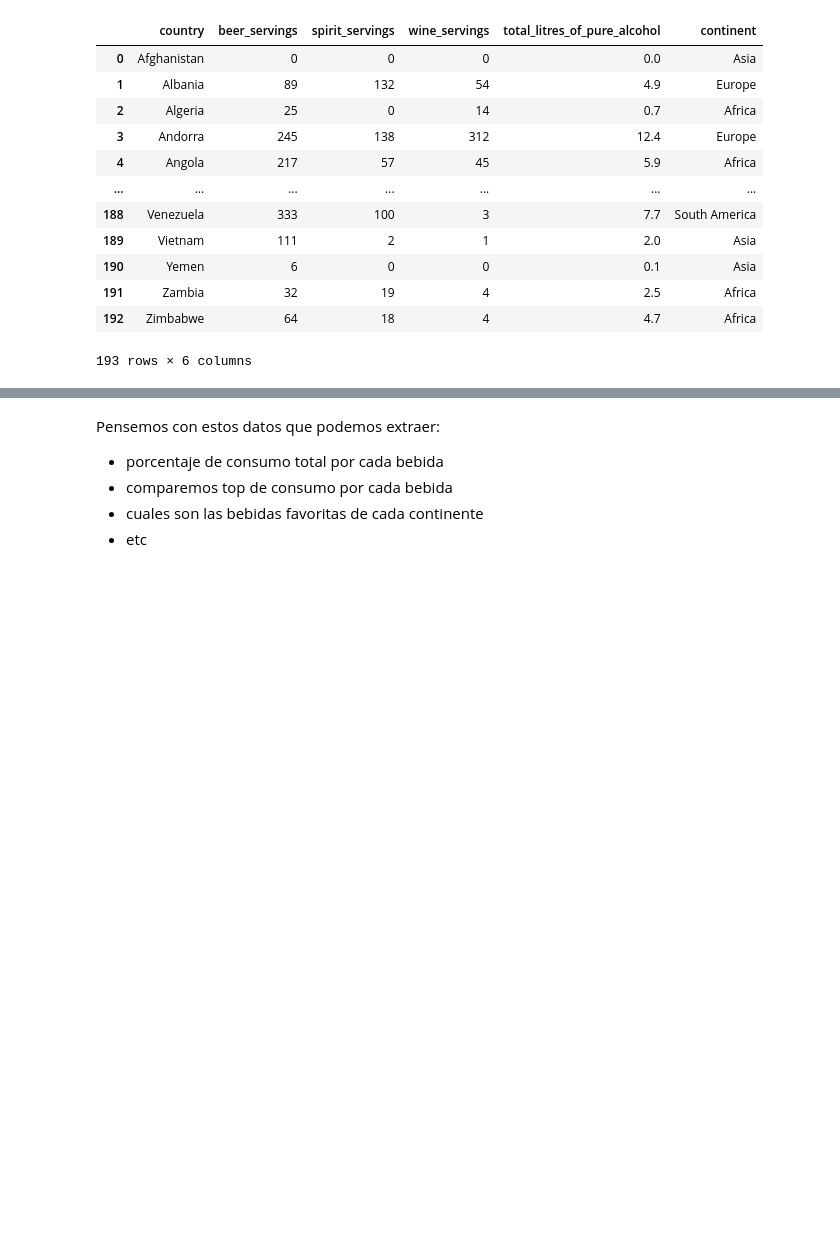
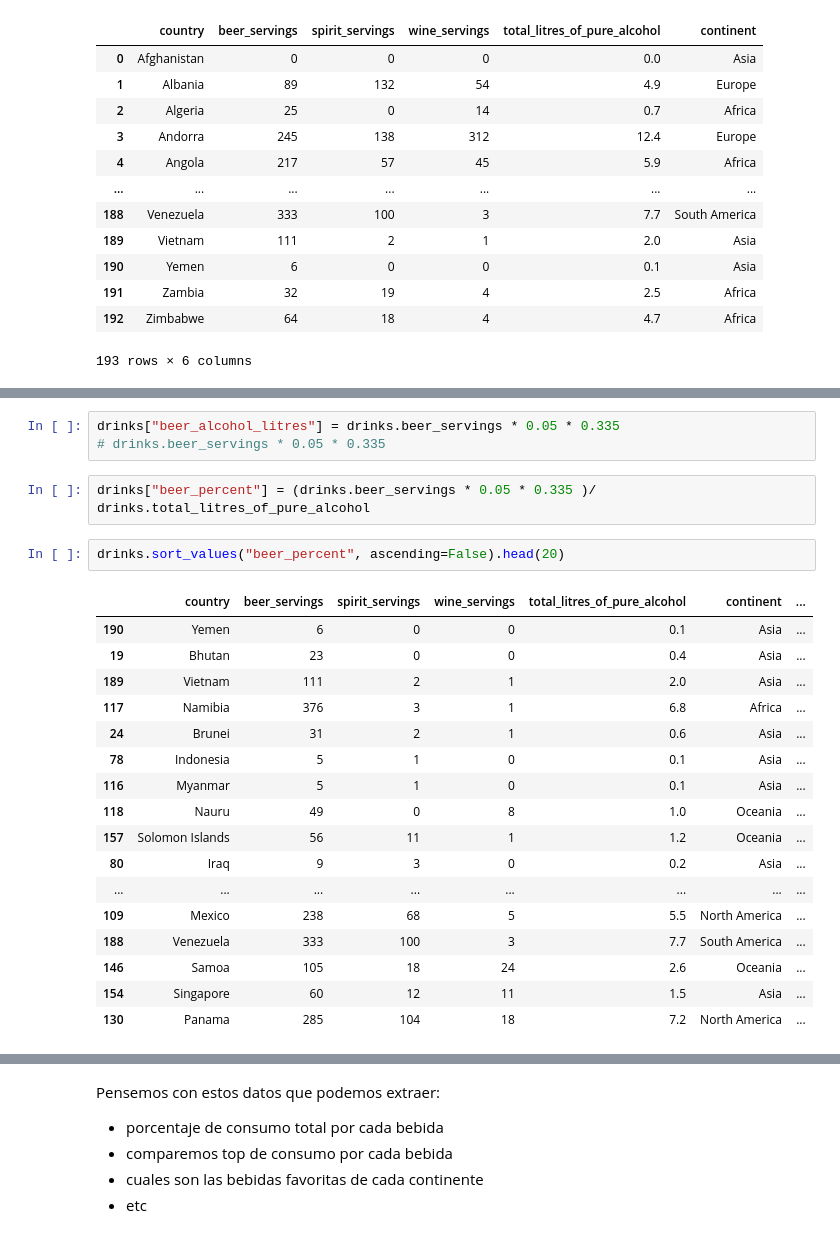
Before and after one commit to tian2992/notebooks_dateros, a Jupyter notebook: dA/repaso/drinks_and_ufos.ipynb, the cells around one changed output, grey strips where cells are left out. Drawn from its saved outputs; the diff is of its cells as text; blank space fills up the shorter version.

```diff
--- a/dA/repaso/drinks_and_ufos.ipynb
+++ b/dA/repaso/drinks_and_ufos.ipynb
@@ -24,0 +43,25 @@ drinks
+# %%
+drinks["beer_alcohol_litres"] = drinks.beer_servings * 0.05 * 0.335
+# drinks.beer_servings * 0.05 * 0.335
+# %%
+drinks["beer_percent"] = (drinks.beer_servings * 0.05 * 0.335 )/ drinks.total_litres_of_pure_alcohol
+# %%
+drinks.sort_values("beer_percent", ascending=False).head(20)
+# %% [output]
+|  | country | beer_servings | spirit_servings | wine_servings | total_litres_of_pure_alcohol | continent | ... |
+| 190 | Yemen | 6 | 0 | 0 | 0.1 | Asia | ... |
+| 19 | Bhutan | 23 | 0 | 0 | 0.4 | Asia | ... |
+| 189 | Vietnam | 111 | 2 | 1 | 2.0 | Asia | ... |
+| 117 | Namibia | 376 | 3 | 1 | 6.8 | Africa | ... |
+| 24 | Brunei | 31 | 2 | 1 | 0.6 | Asia | ... |
+| 78 | Indonesia | 5 | 1 | 0 | 0.1 | Asia | ... |
+| 116 | Myanmar | 5 | 1 | 0 | 0.1 | Asia | ... |
+| 118 | Nauru | 49 | 0 | 8 | 1.0 | Oceania | ... |
+| 157 | Solomon Islands | 56 | 11 | 1 | 1.2 | Oceania | ... |
+| 80 | Iraq | 9 | 3 | 0 | 0.2 | Asia | ... |
+| ... | ... | ... | ... | ... | ... | ... | ... |
+| 109 | Mexico | 238 | 68 | 5 | 5.5 | North America | ... |
+| 188 | Venezuela | 333 | 100 | 3 | 7.7 | South America | ... |
+| 146 | Samoa | 105 | 18 | 24 | 2.6 | Oceania | ... |
+| 154 | Singapore | 60 | 12 | 11 | 1.5 | Asia | ... |
+| 130 | Panama | 285 | 104 | 18 | 7.2 | North America | ... |
```
Also changed, not shown: parts of 19 cells of this notebook, 2 other files.
